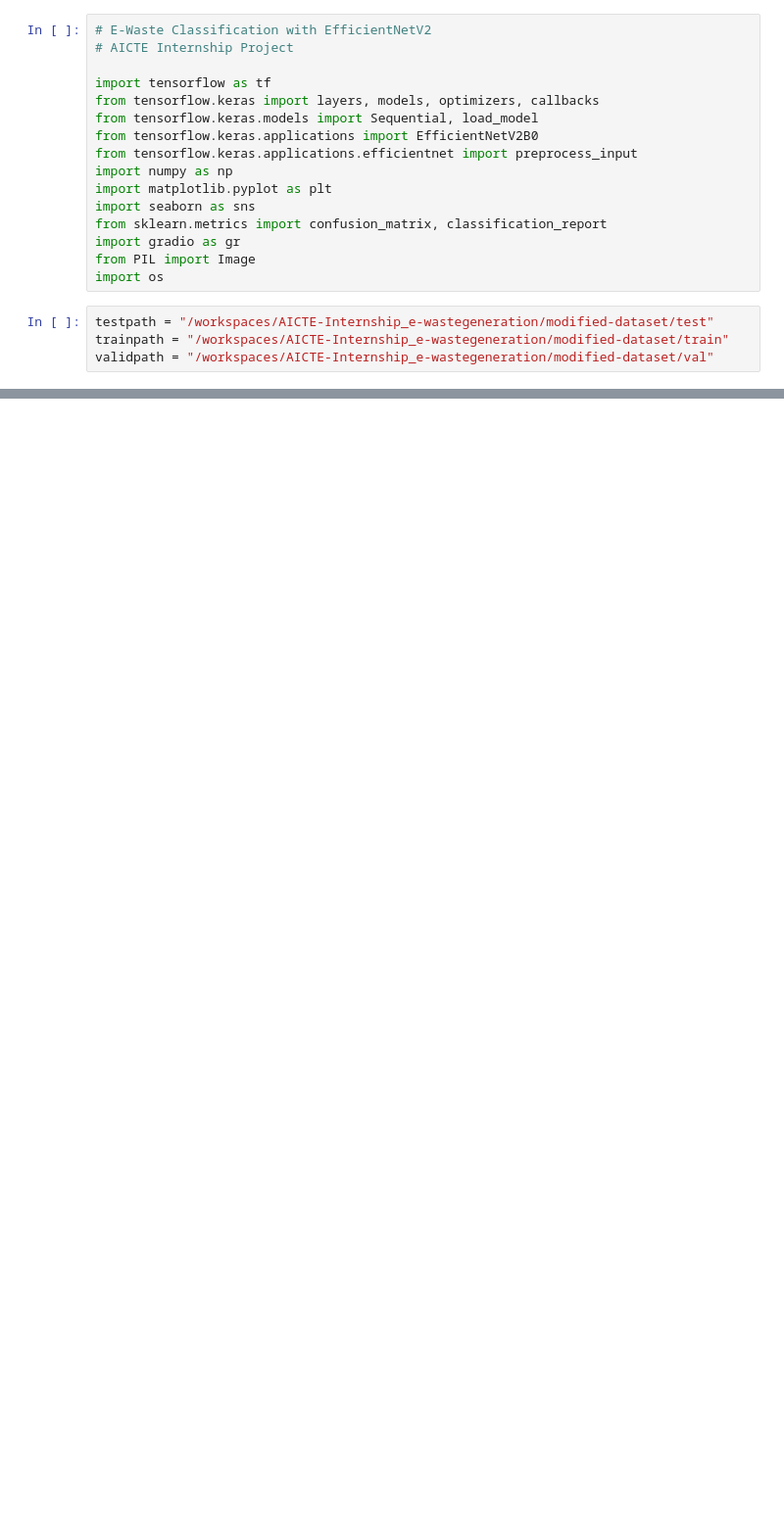
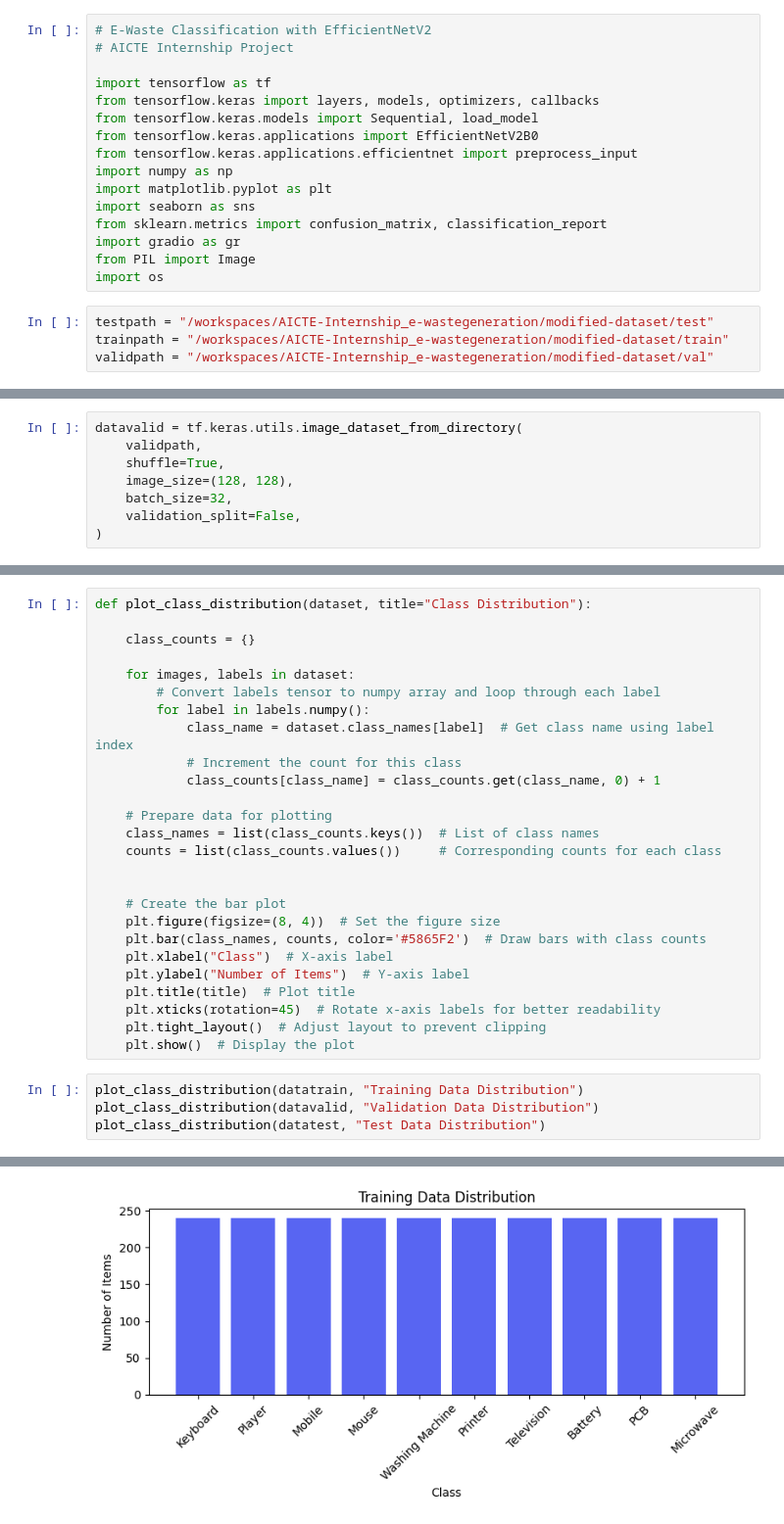
Before and after one commit to webpirates01/AICTE-Internship_e-wastegeneration, a Jupyter notebook: ewaste_classification.ipynb, the cells around one changed output, grey strips where cells are left out. Shown at 98% size. Drawn from its saved outputs; the diff is of its cells as text; blank space fills up the shorter version.

Commit message:
train model

```diff
--- a/ewaste_classification.ipynb
+++ b/ewaste_classification.ipynb
@@ -30,0 +42,8 @@ NotFoundError: Could not find directory /content/EWasteClassificationDataset/mod
+# %%
+datavalid = tf.keras.utils.image_dataset_from_directory(
+    validpath,
+    shuffle=True,
+    image_size=(128, 128),
+    batch_size=32,
+    validation_split=False,
+)
@@ -30,0 +79,31 @@ NotFoundError: Could not find directory /content/EWasteClassificationDataset/mod
+# %%
+def plot_class_distribution(dataset, title="Class Distribution"):
+
+    class_counts = {}
+
+    for images, labels in dataset:
+        # Convert labels tensor to numpy array and loop through each label
+        for label in labels.numpy():
+            class_name = dataset.class_names[label]  # Get class name using label index
+            # Increment the count for this class
+            class_counts[class_name] = class_counts.get(class_name, 0) + 1
+
+    # Prepare data for plotting
+    class_names = list(class_counts.keys())  # List of class names
+    counts = list(class_counts.values())     # Corresponding counts for each class
+
+
+    # Create the bar plot
+    plt.figure(figsize=(8, 4))  # Set the figure size
+    plt.bar(class_names, counts, color='#5865F2')  # Draw bars with class counts
+    plt.xlabel("Class")  # X-axis label
+    plt.ylabel("Number of Items")  # Y-axis label
+    plt.title(title)  # Plot title
+    plt.xticks(rotation=45)  # Rotate x-axis labels for better readability
+    plt.tight_layout()  # Adjust layout to prevent clipping
+    plt.show()  # Display the plot
+# %%
+plot_class_distribution(datatrain, "Training Data Distribution")
+plot_class_distribution(datavalid, "Validation Data Distribution")
+plot_class_distribution(datatest, "Test Data Distribution")
+# %% [output]
@@ -30,0 +111 @@ NotFoundError: Could not find directory /content/EWasteClassificationDataset/mod
+[figure, added]
```
Also changed, not shown: parts of 24 cells of this notebook, 1 other file.
